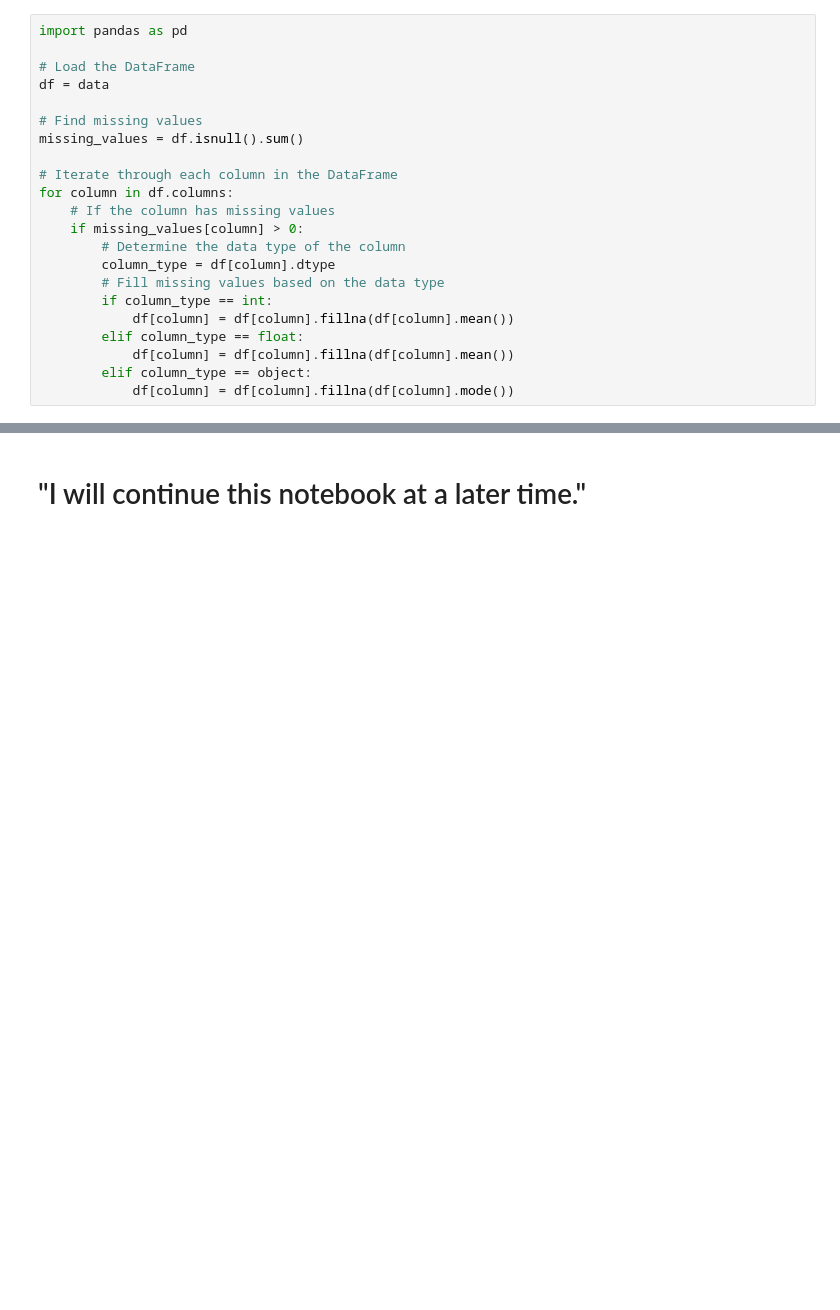
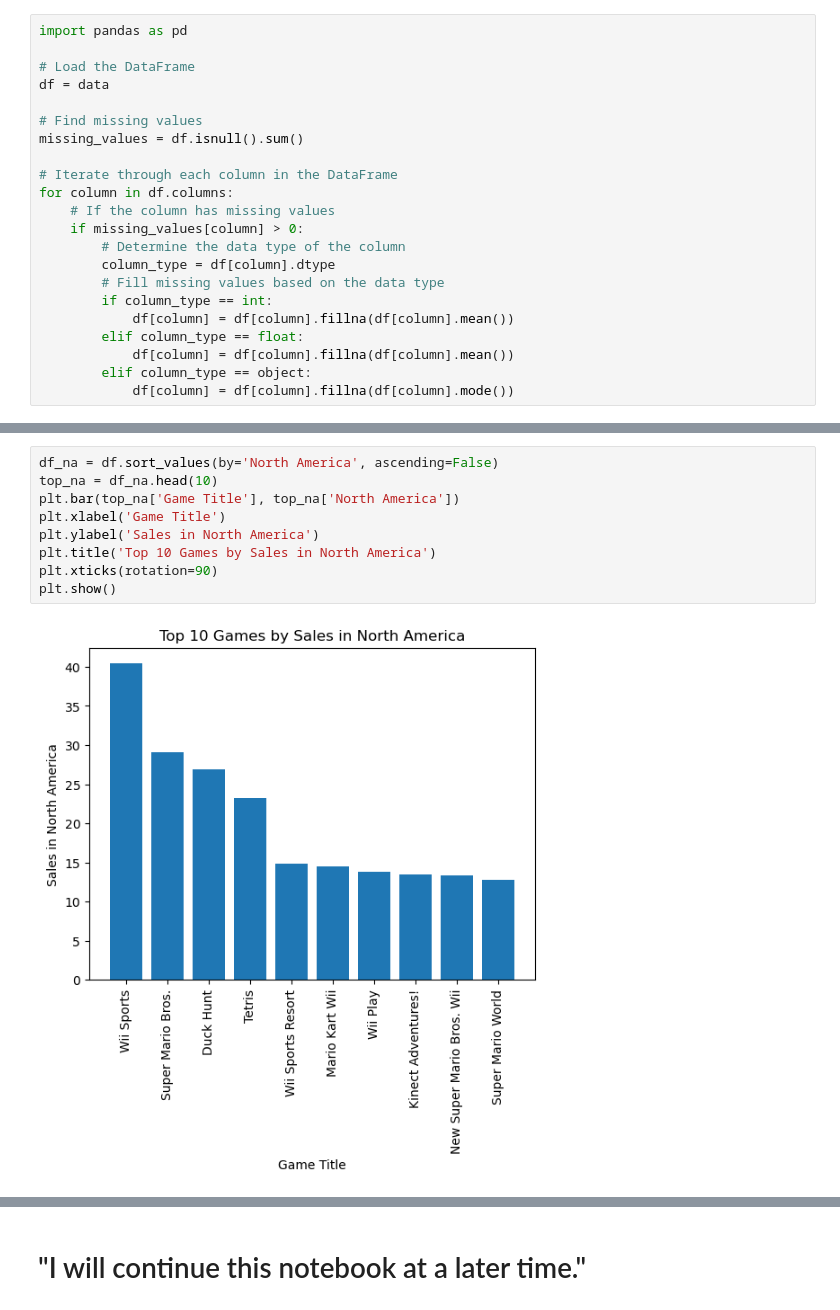
Before and after one commit to amalsalilan/Discovering-Hidden-Trends-in-Global-Video-Games, a Jupyter notebook: Notebook.ipynb, the cells around one changed output, grey strips where cells are left out. Saved outputs shown, nothing was run; the diff lists cells and outputs as text; blank space fills up the shorter version.

```diff
--- a/Notebook.ipynb
+++ b/Notebook.ipynb
@@ -55,0 +85,11 @@ for column in df.columns:
+# %%
+df_na = df.sort_values(by='North America', ascending=False)
+top_na = df_na.head(10)
+plt.bar(top_na['Game Title'], top_na['North America'])
+plt.xlabel('Game Title')
+plt.ylabel('Sales in North America')
+plt.title('Top 10 Games by Sales in North America')
+plt.xticks(rotation=90)
+plt.show()
+# %% [output]
+[figure, added]
```
Also changed, not shown: parts of 4 cells of this notebook.
